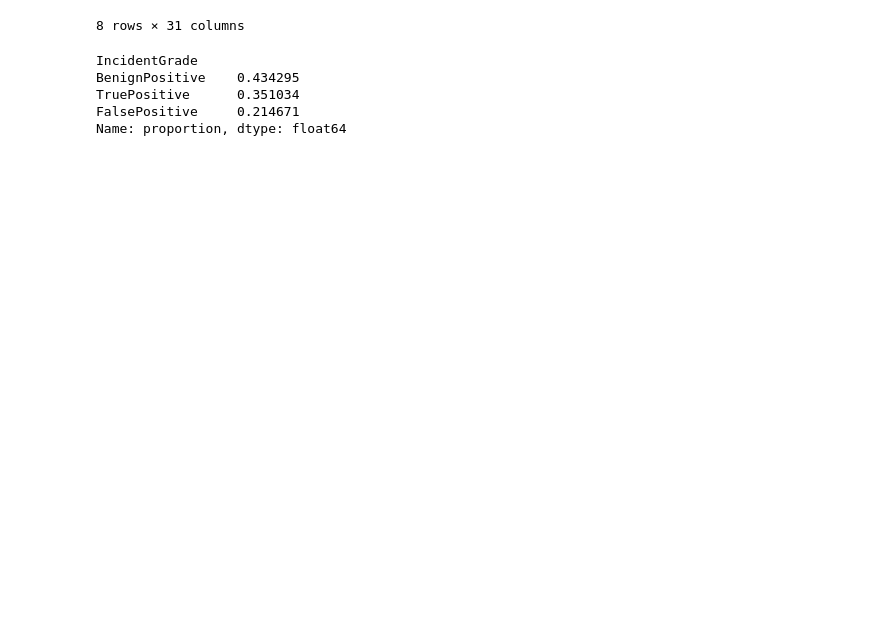
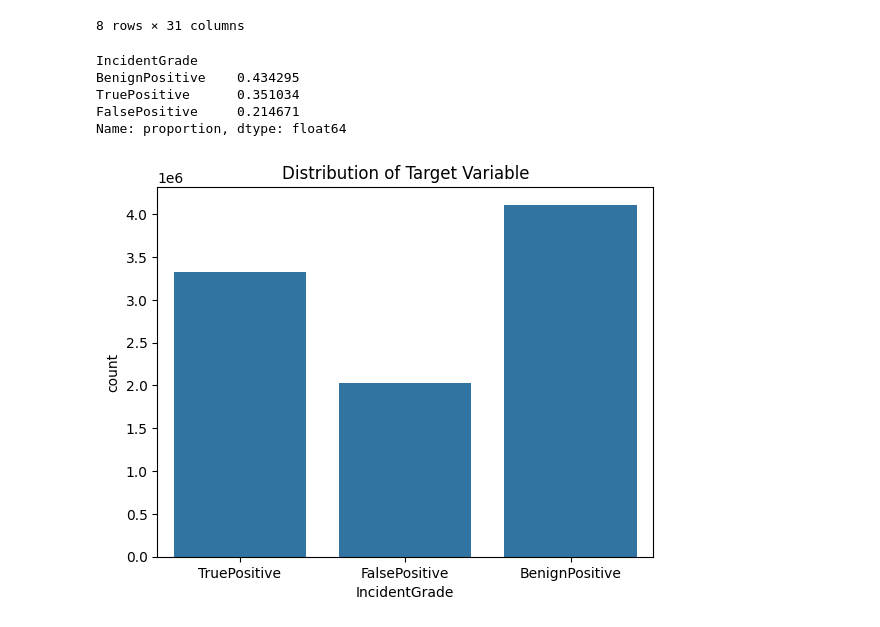
Before and after one commit to Avijit-Jana/Classifying_Cybersecurity_Incidents_Machine_Learning, a Jupyter notebook: NoteBooks/Data_Exploration_&_Understanding.ipynb, the cells around one changed output. Saved outputs shown, nothing was run; the diff lists cells and outputs as text; code cells hidden in the pictures; blank space fills up the shorter version.

```diff
--- a/NoteBooks/Data_Exploration_&_Understanding.ipynb
+++ b/NoteBooks/Data_Exploration_&_Understanding.ipynb
@@ -61,3 +61,10 @@ BenignPositive    0.434295
 TruePositive      0.351034
 FalsePositive     0.214671
 Name: proportion, dtype: float64
+# %%
+# Countplot for target variable to check class imbalance
+sns.countplot(data=df, x='IncidentGrade')  # Replace 'target_column' with actual target column name
+plt.title('Distribution of Target Variable')
+plt.show()
+# %% [output]
+[figure, added]
```
Also changed, not shown: parts of 2 cells of this notebook.
